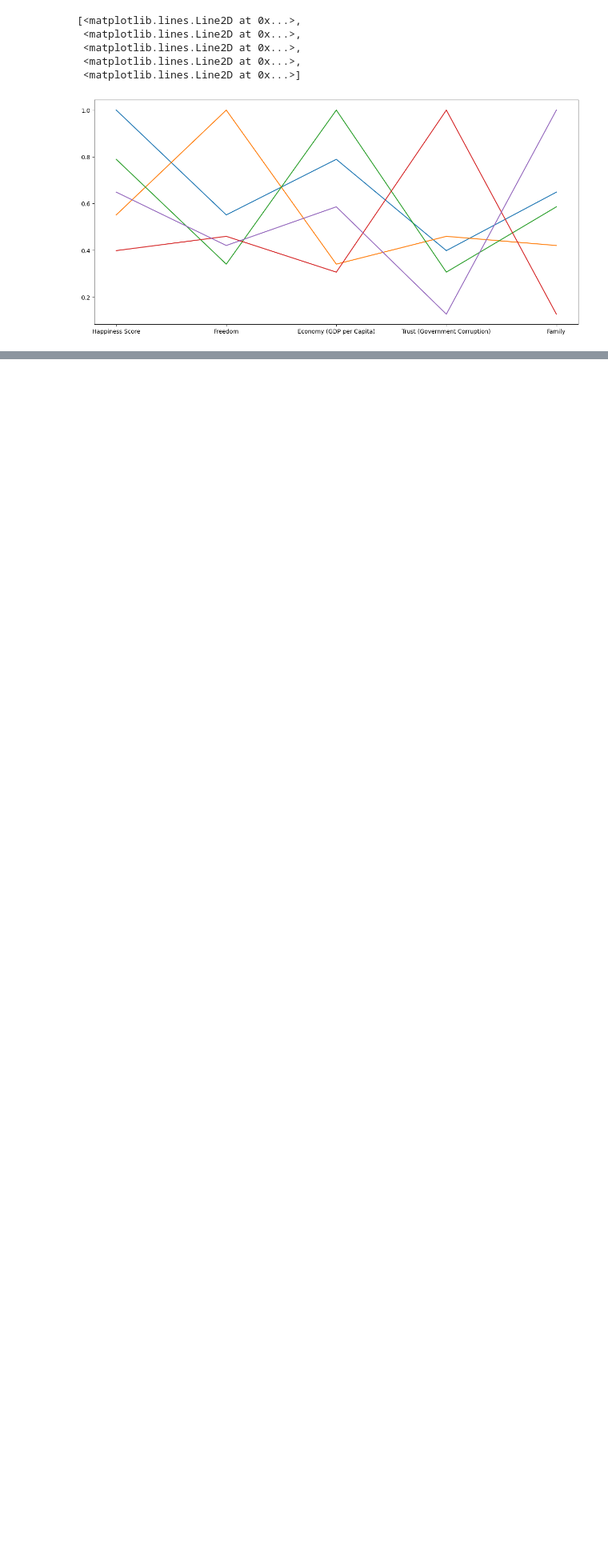
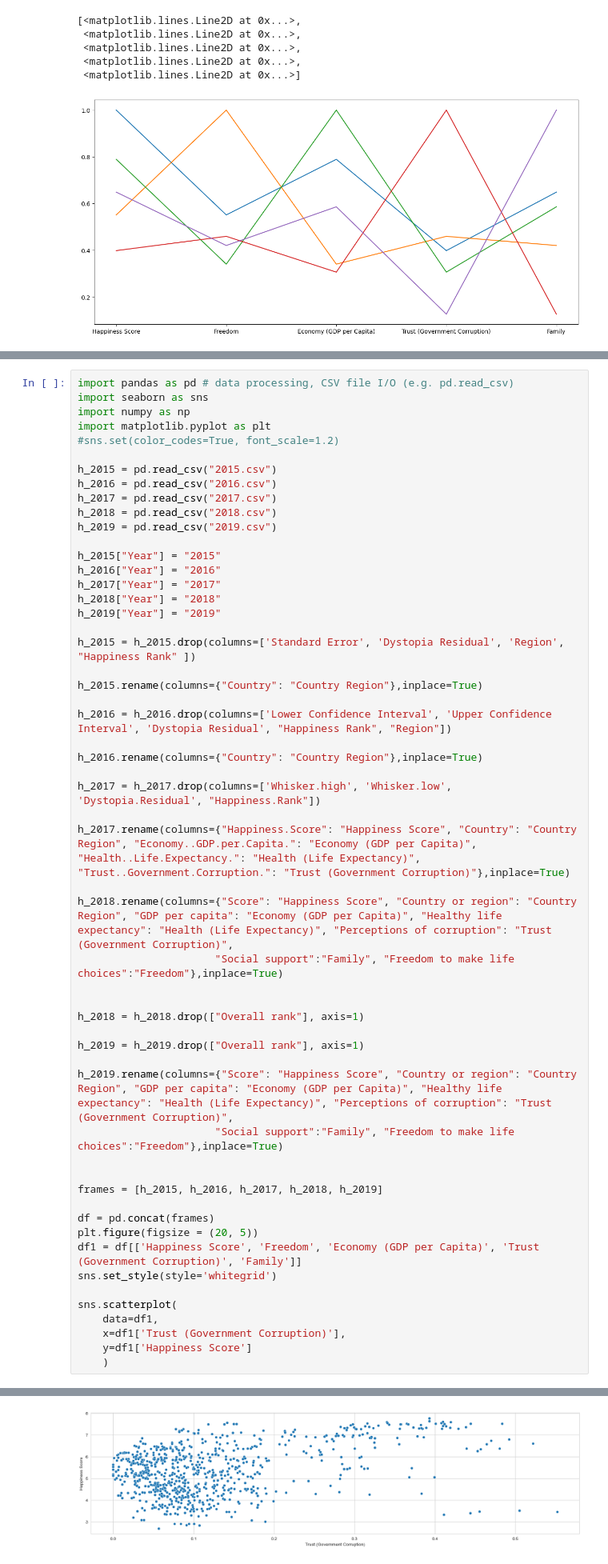
Before and after one commit to flor-k/Happiness-Report, a Jupyter notebook: Happiness-Report.ipynb, the cells around one changed output, grey strips where cells are left out. Shown at 80% size. Saved outputs shown, nothing was run; the diff lists cells and outputs as text; blank space fills up the shorter version.

```diff
--- a/Happiness-Report.ipynb
+++ b/Happiness-Report.ipynb
@@ -331,3 +331,59 @@ df1 = df[['Happiness Score', 'Freedom', 'Economy (GDP per Capita)', 'Trust (Gove
 ax = df1.plot(kind='bar', x=df1, y='Avg')
 # %% [output]
 [figure]
+# %%
+import pandas as pd # data processing, CSV file I/O (e.g. pd.read_csv)
+import seaborn as sns
+import numpy as np
+import matplotlib.pyplot as plt
+#sns.set(color_codes=True, font_scale=1.2)
+
+h_2015 = pd.read_csv("2015.csv")
+h_2016 = pd.read_csv("2016.csv")
+h_2017 = pd.read_csv("2017.csv")
+h_2018 = pd.read_csv("2018.csv")
+h_2019 = pd.read_csv("2019.csv")
+
+h_2015["Year"] = "2015"
+h_2016["Year"] = "2016"
+h_2017["Year"] = "2017"
+h_2018["Year"] = "2018"
+h_2019["Year"] = "2019"
+
+h_2015 = h_2015.drop(columns=['Standard Error', 'Dystopia Residual', 'Region', "Happiness Rank" ])
+
+h_2015.rename(columns={"Country": "Country Region"},inplace=True)
+
+h_2016 = h_2016.drop(columns=['Lower Confidence Interval', 'Upper Confidence Interval', 'Dystopia Residual', "Happiness Rank", "Region"])
+
+h_2016.rename(columns={"Country": "Country Region"},inplace=True)
+
+h_2017 = h_2017.drop(columns=['Whisker.high', 'Whisker.low', 'Dystopia.Residual', "Happiness.Rank"])
+
+h_2017.rename(columns={"Happiness.Score": "Happiness Score", "Country": "Country Region", "Economy..GDP.per.Capita.": "Economy (GDP per Capita)", "Health..Life.Expectancy.": "Health (Life Expectancy)", "Trust..Government.Corruption.": "Trust (Government Corruption)"},inplace=True)
+
+h_2018.rename(columns={"Score": "Happiness Score", "Country or region": "Country Region", "GDP per capita": "Economy (GDP per Capita)", "Healthy life expectancy": "Health (Life Expectancy)", "Perceptions of corruption": "Trust (Government Corruption)",
+                      "Social support":"Family", "Freedom to make life choices":"Freedom"},inplace=True)
+
+
+h_2018 = h_2018.drop(["Overall rank"], axis=1)
+
+h_2019 = h_2019.drop(["Overall rank"], axis=1)
+
+h_2019.rename(columns={"Score": "Happiness Score", "Country or region": "Country Region", "GDP per capita": "Economy (GDP per Capita)", "Healthy life expectancy": "Health (Life Expectancy)", "Perceptions of corruption": "Trust (Government Corruption)",
+                      "Social support":"Family", "Freedom to make life choices":"Freedom"},inplace=True)
+
+
+frames = [h_2015, h_2016, h_2017, h_2018, h_2019]
+
+df = pd.concat(frames)
+plt.figure(figsize = (20, 5))
+df1 = df[['Happiness Score', 'Freedom', 'Economy (GDP per Capita)', 'Trust (Government Corruption)', 'Family']]
+sns.set_style(style='whitegrid')
+
+sns.scatterplot(
+    data=df1,
+    x=df1['Trust (Government Corruption)'],
+    y=df1['Happiness Score']
+    )
+# %% [output]
@@ -333,0 +391 @@ ax = df1.plot(kind='bar', x=df1, y='Avg')
+[figure, added]
```
Also changed, not shown: parts of 1 cell of this notebook.
